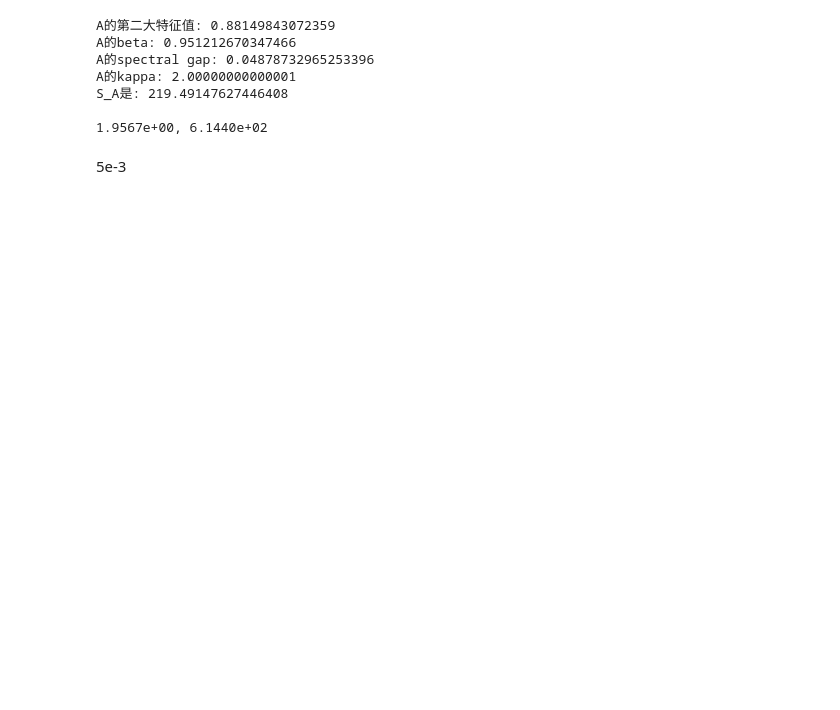
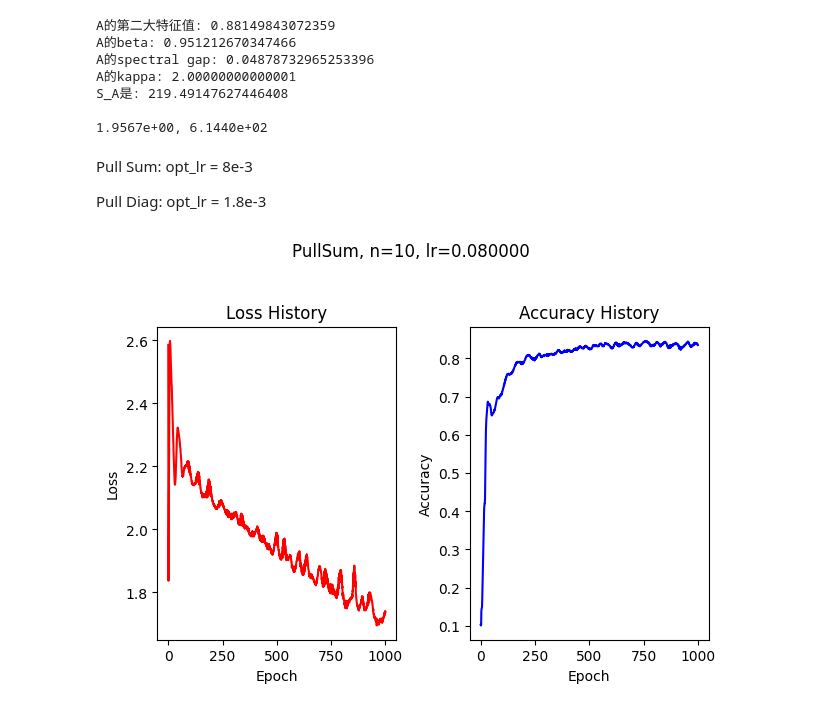
Before and after one commit to Luoxiaogan/PullSum_MNIST, a Jupyter notebook: code/神经网络实验/MNIST最终实验/实验部分/环状图, 10节点, 大异质性.ipynb, the cells around one changed output. Cells and saved outputs as stored; diff of their text form; code cells hidden in the pictures; blank space fills up the shorter version.

```diff
--- a/code/神经网络实验/MNIST最终实验/实验部分/环状图, 10节点, 大异质性.ipynb
+++ b/code/神经网络实验/MNIST最终实验/实验部分/环状图, 10节点, 大异质性.ipynb
@@ -45,22 +45,27 @@ A的kappa: 2.00000000000001
 S_A是: 219.49147627446408
 
 1.9567e+00, 6.1440e+02
-# %% [markdown]
-5e-3
+# %% [markdown]
+Pull Sum: opt_lr = 8e-3
+
+
+Pull Diag: opt_lr = 1.8e-3
 # %%
-Sum_ll1, Sum_aa1= train_PullSum(
+Sum_l2, Sum_a2 = train_PullSum(
     n=n,
     A=A,
     B=B,
     model_class=MNISTClassifier_4layer_2,
     seed_for_model=49,
     criterion_class=nn.CrossEntropyLoss,
     epochs=1000,
-    lr=5e-3,
+    lr=8e-3,
     X_train_data=h_data,
     y_train_data=y_data,
     X_test_data=X_test,
     y_test_data=y_test,
     compute_accuracy=compute_accuracy_with_average_model,
     show_graph=True
 )
+# %% [output]
+[figure, added]
```
Also changed, not shown: parts of 12 cells of this notebook.
